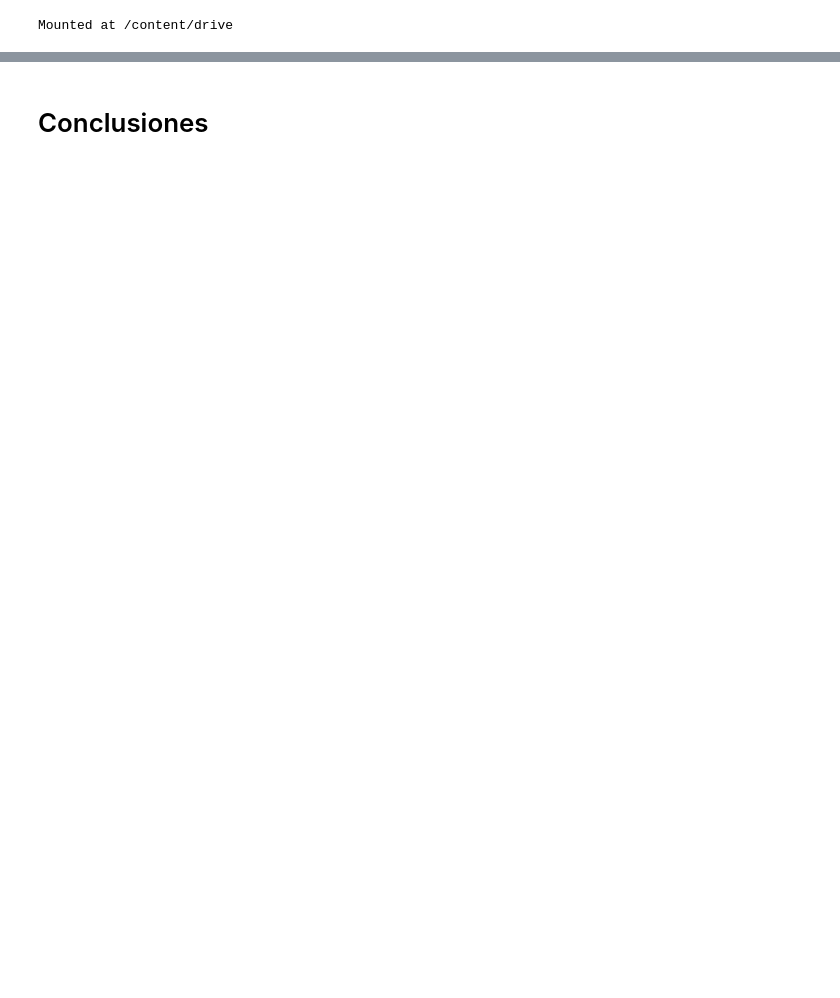
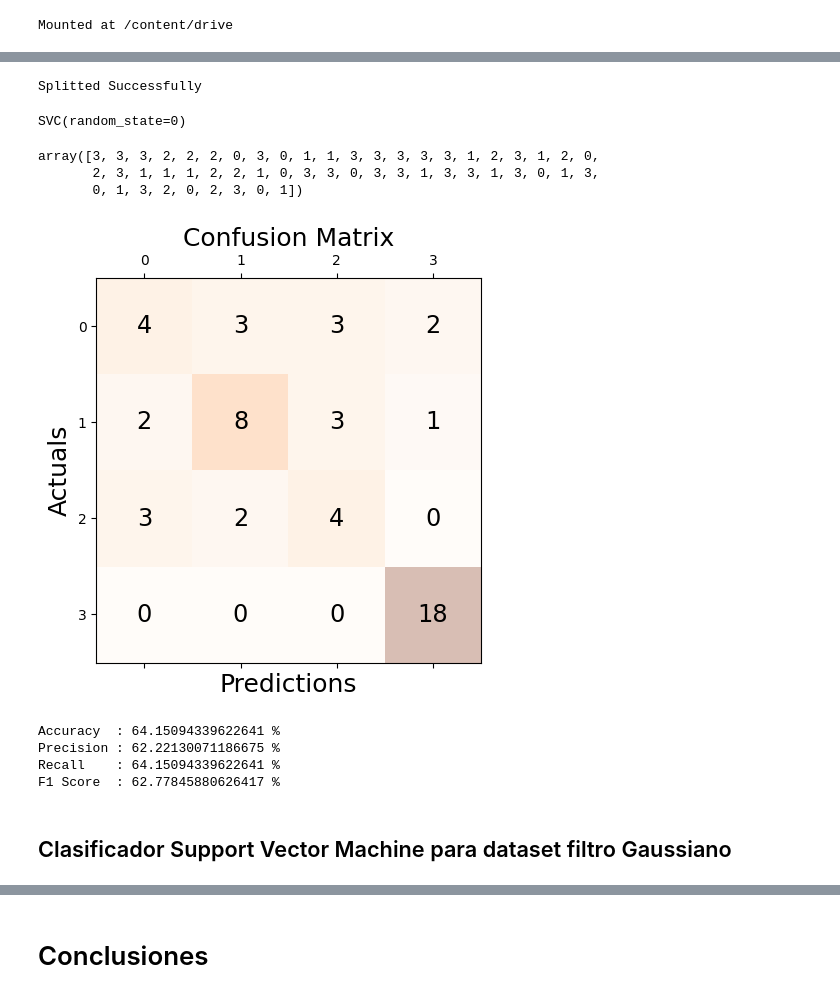
Before and after one commit to principioincertidumbre/ComputerVision, a Jupyter notebook: IntroCV_Tarea_2_Sofía_Vits.ipynb, the cells around one changed output, grey strips where cells are left out. Drawn from its saved outputs; the diff is of its cells as text; code cells hidden in the pictures; blank space fills up the shorter version.

```diff
--- a/IntroCV_Tarea_2_Sofía_Vits.ipynb
+++ b/IntroCV_Tarea_2_Sofía_Vits.ipynb
@@ -106,0 +304,15 @@ inPath12 = '/content/drive/MyDrive/potato/Healthy Potatoes Sobel'
+# %%
+for i in Categories:
+  print(f'loading... category : {i}')
+  path=os.path.join(datadir,i)
+  for img in os.listdir(path):
+    img_array=imread(os.path.join(path,img))
+    img_resized=resize(img_array,(200,200,3))
+    flat_data_arr.append(img_resized.flatten())
+    target_arr.append(Categories.index(i))
+  print(f'loaded category:{i} successfully')
+flat_data=np.array(flat_data_arr)
+target=np.array(target_arr)
+df_papa=pd.DataFrame(flat_data)
+df_papa['Categoría']=target
+df_papa
@@ -106,0 +341,45 @@ inPath12 = '/content/drive/MyDrive/potato/Healthy Potatoes Sobel'
+# %%
+x=df_papa.iloc[:,:-1]
+y=df_papa.iloc[:,-1]
+x_train,x_test,y_train,y_test=train_test_split(x,y,test_size=0.20,random_state=42)
+print('Splitted Successfully')
+# %% [output]
+Splitted Successfully
+# %%
+classifier = SVC(kernel = 'rbf', random_state = 0)
+classifier.fit(x_train, y_train)
+# %% [output]
+SVC(random_state=0)
+# %%
+y_pred = classifier.predict(x_test)
+y_pred
+# %% [output]
+array([3, 3, 3, 2, 2, 2, 0, 3, 0, 1, 1, 3, 3, 3, 3, 3, 1, 2, 3, 1, 2, 0,
+       2, 3, 1, 1, 1, 2, 2, 1, 0, 3, 3, 0, 3, 3, 1, 3, 3, 1, 3, 0, 1, 3,
+       0, 1, 3, 2, 0, 2, 3, 0, 1])
+# %%
+cm = confusion_matrix(y_test, y_pred)
+fig, ax = plt.subplots(figsize=(5, 5))
+ax.matshow(cm, cmap=plt.cm.Oranges, alpha=0.3)
+for i in range(cm.shape[0]):
+    for j in range(cm.shape[1]):
+        ax.text(x=j, y=i,s=cm[i, j], va='center', ha='center', size='xx-large')
+
+plt.xlabel('Predictions', fontsize=18)
+plt.ylabel('Actuals', fontsize=18)
+plt.title('Confusion Matrix', fontsize=18)
+plt.show()
+# %% [output]
+[figure, added]
+# %%
+print('Accuracy  :', accuracy_score(y_test, y_pred)*100 ,"%")
+print('Precision :' , precision_score(y_test, y_pred, average='weighted')*100 ,"%")
+print('Recall    :', recall_score(y_test, y_pred, average='weighted')*100 ,"%")
+print('F1 Score  :',f1_score(y_test, y_pred, average='weighted')*100 ,"%")
+# %% [output]
+Accuracy  : 64.15094339622641 %
+Precision : 62.22130071186675 %
+Recall    : 64.15094339622641 %
+F1 Score  : 62.77845880626417 %
+# %% [markdown]
+## Clasificador Support Vector Machine para dataset filtro Gaussiano
```
Also changed, not shown: parts of 28 cells of this notebook.
